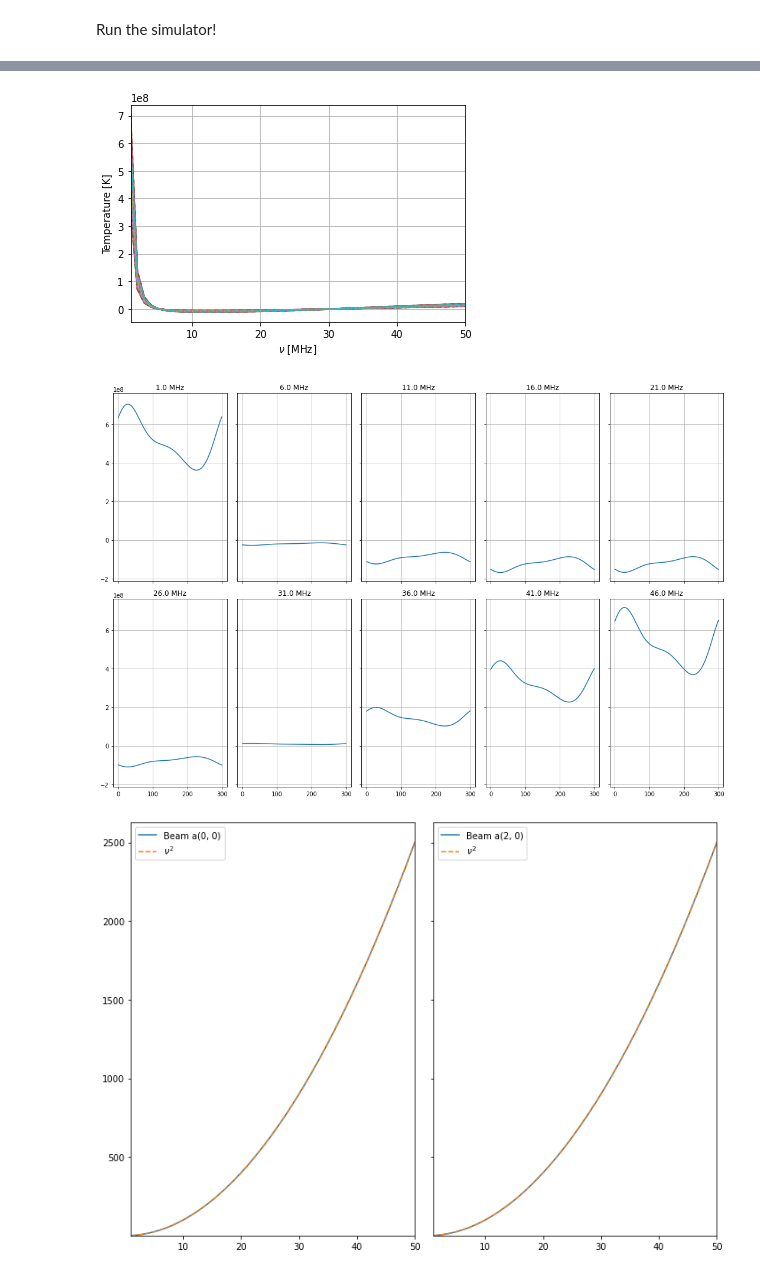
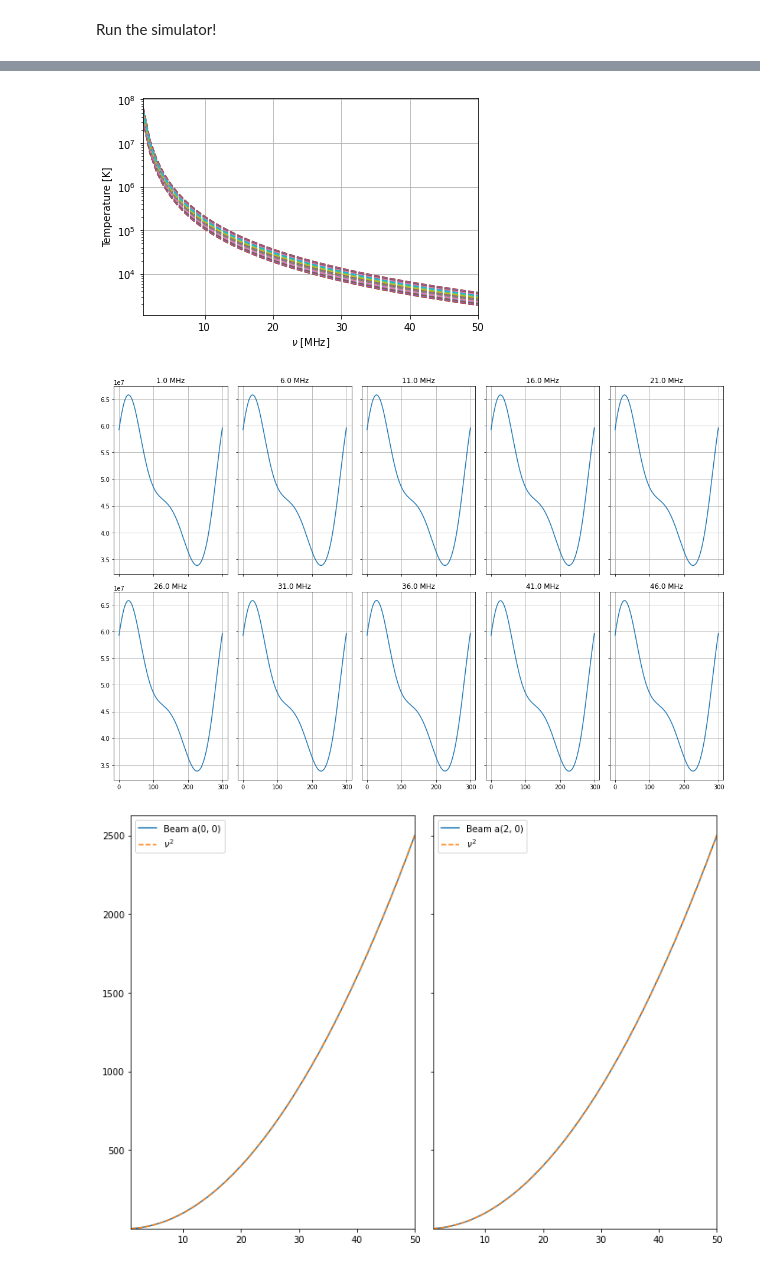
Before and after one commit to christianhbye/croissant, a Jupyter notebook: notebooks/example_sim.ipynb, the cells around one changed output, grey strips where cells are left out. Saved outputs shown, nothing was run; the diff lists cells and outputs as text; code cells hidden in the pictures.

```diff
--- a/notebooks/example_sim.ipynb
+++ b/notebooks/example_sim.ipynb
@@ -81,13 +73,11 @@ for freq in sky.frequencies[9::20]:
 Run the simulator!
 # %%
 # let's do a full day
-lmax = 128
-dpss_nterms = 15
-#loc = (0., 0., 0.)
+lmax = 16
 loc = (37.8, 122.3, 0)
 sim = cro.simulator.Simulator(
-    beam, sky, obs_loc=loc, t_start="2022-06-02T15:43:43", N_times=300, t_end="2022-06-03T15:43:43",
-    lmax=lmax, dpss_nterms=dpss_nterms
+    beam, sky, obs_loc=loc, t_start="2022-06-02 15:43:43", N_times=300, t_end="2022-06-03 15:43:43",
+    lmax=lmax, dpss=True, dpss_nterms=35
 )
 sim.run()
 # %%
@@ -101,26 +95,27 @@ print(sim.waterfall.min())
 # %%
 plt.figure()
 plt.plot(sim.frequencies, sim.waterfall[::10].T, ls="--")
 plt.xlim(sim.frequencies.min(), sim.frequencies.max())
 plt.xlabel("$\\nu$ [MHz]")
 plt.ylabel("Temperature [K]")
 plt.grid()
+plt.yscale("log")
 plt.show()
 # %% [output]
-[figure, old version]
+[figure, new version]
 # %%
 # Temp vs time
 fig, axs = plt.subplots(figsize=(15,10), nrows=2, ncols=5, sharex=True, sharey=True)
 for i, f in enumerate(sim.frequencies[::5]):
     ax = axs.ravel()[i]
     fidx = np.argwhere(sim.frequencies == f)[0, 0]
-    ax.plot(sim.waterfall[:, fidx] * f**1)
+    ax.plot(sim.waterfall[:, fidx] * f**2.5)
     ax.set_title(f"{f} MHz")
     ax.grid()
 plt.tight_layout()
 plt.show()
 # %% [output]
-[figure, old version]
+[figure, new version]
 # %%
 ells = [0, 2]
 emms = [0, 0]
```
Also changed, not shown: parts of 8 cells of this notebook.
